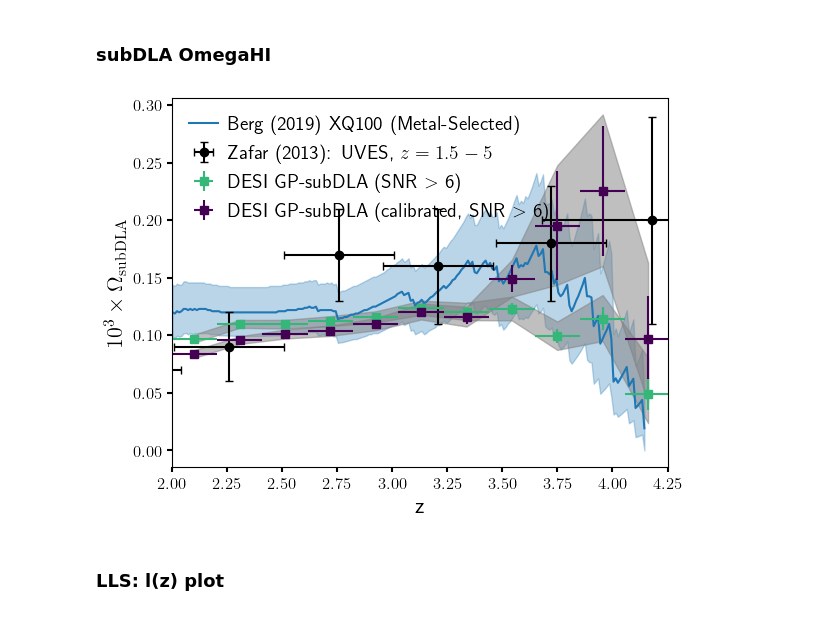
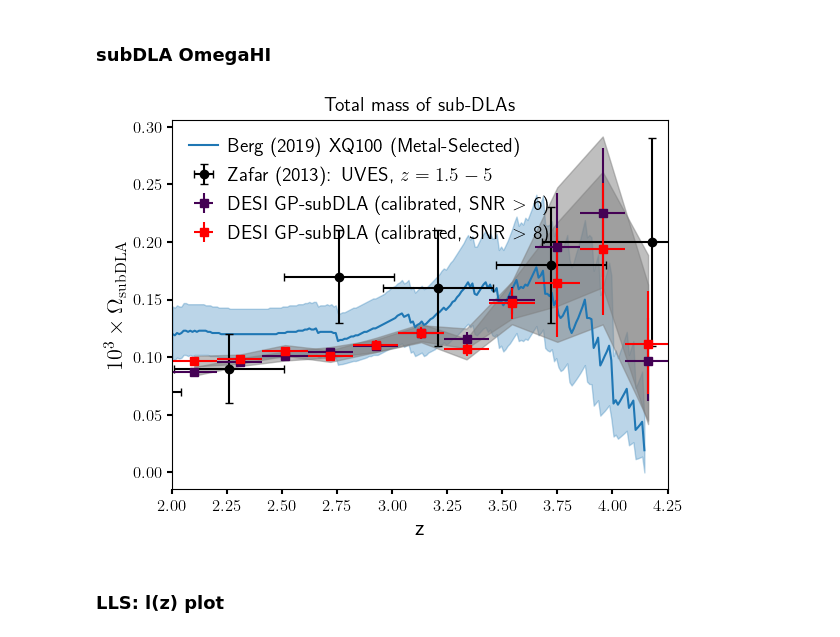
Before and after one commit to jibanCat/desi_gpy_dla_detection, a Jupyter notebook: notebooks/CDDF_dNdX_all.ipynb, the cells around one changed output. Drawn from its saved outputs; the diff is of its cells as text; code cells hidden in the pictures.

```diff
--- a/notebooks/CDDF_dNdX_all.ipynb
+++ b/notebooks/CDDF_dNdX_all.ipynb
@@ -319,8 +339,16 @@ cddf_lls = compute_cddf_fN(
     dla_cat, qso_cat,
     zbins=zbins,
     logN_bins=logN_bins_lls,
-    zmin=2.0,
-    v_prox_kms=3000.0,
+    # search-window settings
+    zmin=2.15,                 # do not hard-code 2.0 as the only lower limit
+    zmax_global=None,
+    v_prox_kms=3000.0,         # proximity cut
+    absorber_rest=1215.67,     # z_DLA defined using Lyα
+    blue_limit_mode="max",     # use max of all lower-bound cuts
+    blue_rest=1025.72,         # Lyβ blue cutoff
+    lambda_obs_min=3600.0,     # DESI blue wavelength cutoff
+    lambda_obs_max=None,
+
     Omega_m=0.279,
     logNHImin=17.2, logNHImax=22,  # truncate to LLS
     assume_logNHI=True,
@@ -1978,36 +2271,49 @@ plt.errorbar(
     label="Zafar (2013): UVES, $z=1.5-5$",
     color="black",
 )
 
 # OmegaDLA: Fiducial
-plot_omega_dla(z_cent_sub, omega_hi_sub, omega68_sub, omega95_sub, color=c_skyline, label="DESI GP-subDLA (SNR $>$ 6)", bins_per_z=5, zmin=2, zmax=4.25)
+# plot_omega_dla(z_cent_sub, omega_hi_sub, omega68_sub, omega95_sub, color=c_skyline, label="DESI GP-subDLA (SNR $>$ 6)", bins_per_z=5, zmin=2, zmax=4.25)
 
 ########### Calibrated OmegaDLA: Fiducial ###########
 plot_omega_dla(corr_omega_sub["z_cent"], corr_omega_sub["y_corr"] * 1e3, omega68_corr_sub, omega95_corr_sub, color=c_flatirons, label="DESI GP-subDLA (calibrated, SNR $>$ 6)", bins_per_z=5, zmin=2, zmax=4.25)
 
+# OmegaDLA: SNR > 8, calibrated
+plot_omega_dla(
+    corr_omega_sub_highsnr["z_cent"],
+    corr_omega_sub_highsnr["y_corr"] * 1e3,
+    omega68_corr_sub_highsnr,
+    omega95_corr_sub_highsnr,
+    color="red",
+    label="DESI GP-subDLA (calibrated, SNR $>$ 8)",
+    bins_per_z=5,
+    zmin=2,
+    zmax=4.25,
+)
+
 # plot_omega_dla(z_cent, omega_dla, omega_dla_68, omega_dla_95, color=c_skyline, label="DESI GP (SNR $>$ 8)", bins_per_z=5, zmin=2, zmax=4.25)
-
+plt.title("Total mass of sub-DLAs")
 plt.legend(
     loc="upper left",
     fontsize=14,
     frameon=False,
     # ncol=2,
     handlelength=1.5,
     handletextpad=0.5,
 )
 
 plt.savefig(
     os.path.join(outfile, "gp_desi_omegasubdla.png"),
     bbox_inches="tight",
     dpi=300,
     # fontsize=16,
     transparent=True,
     pad_inches=0.1,
     facecolor="white",
     edgecolor="none",
 )
 # %% [output]
-[figure, old version]
+[figure, new version]
 # %% [markdown]
 ### LLS: l(z) plot
 # %%
```
Also changed, not shown: parts of 23 cells of this notebook, 4 other files.
